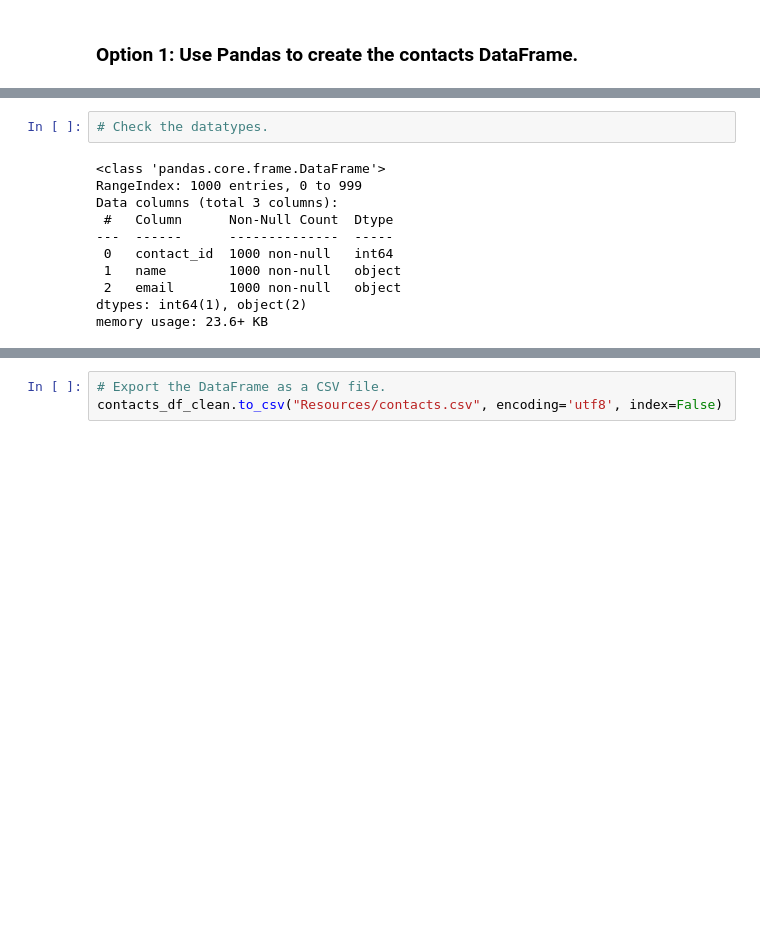
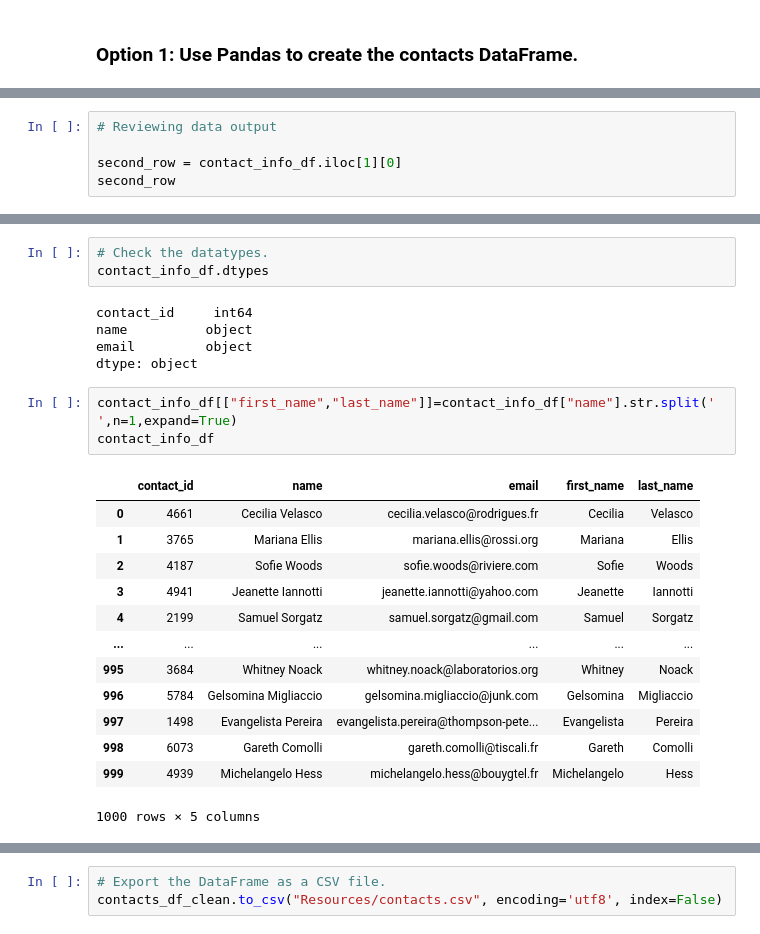
Before and after one commit to stephmcarlson/Crowdfunding_ETL, a Jupyter notebook: Starter_Files/ETL_Mini_Project_SBrown_SCarlson.ipynb, the cells around one changed output, grey strips where cells are left out. Drawn from its saved outputs; the diff is of its cells as text; blank space fills up the shorter version.

```diff
--- a/Starter_Files/ETL_Mini_Project_SBrown_SCarlson.ipynb
+++ b/Starter_Files/ETL_Mini_Project_SBrown_SCarlson.ipynb
@@ -340,0 +331,5 @@ print(dict_values)
+# %%
+# Reviewing data output
+
+second_row = contact_info_df.iloc[1][0]
+second_row
@@ -350,16 +392,28 @@ print(dict_values)
 | 4 | 2199 | Samuel Sorgatz | samuel.sorgatz@gmail.com |
 # %%
 # Check the datatypes.
+contact_info_df.dtypes
 # %% [output]
-<class 'pandas.core.frame.DataFrame'>
-RangeIndex: 1000 entries, 0 to 999
-Data columns (total 3 columns):
- #   Column      Non-Null Count  Dtype
----  ------      --------------  -----
- 0   contact_id  1000 non-null   int64
- 1   name        1000 non-null   object
- 2   email       1000 non-null   object
-dtypes: int64(1), object(2)
-memory usage: 23.6+ KB
+contact_id     int64
+name          object
+email         object
+dtype: object
+# %%
+contact_info_df[["first_name","last_name"]]=contact_info_df["name"].str.split(' ',n=1,expand=True)
+contact_info_df
+# %% [output]
+|  | contact_id | name | email | first_name | last_name |
+| 0 | 4661 | Cecilia Velasco | cecilia.velasco@rodrigues.fr | Cecilia | Velasco |
+| 1 | 3765 | Mariana Ellis | mariana.ellis@rossi.org | Mariana | Ellis |
+| 2 | 4187 | Sofie Woods | sofie.woods@riviere.com | Sofie | Woods |
+| 3 | 4941 | Jeanette Iannotti | jeanette.iannotti@yahoo.com | Jeanette | Iannotti |
+| 4 | 2199 | Samuel Sorgatz | samuel.sorgatz@gmail.com | Samuel | Sorgatz |
+| ... | ... | ... | ... | ... | ... |
+| 995 | 3684 | Whitney Noack | whitney.noack@laboratorios.org | Whitney | Noack |
+| 996 | 5784 | Gelsomina Migliaccio | gelsomina.migliaccio@junk.com | Gelsomina | Migliaccio |
+| 997 | 1498 | Evangelista Pereira | evangelista.pereira@thompson-pete... | Evangelista | Pereira |
+| 998 | 6073 | Gareth Comolli | gareth.comolli@tiscali.fr | Gareth | Comolli |
+| 999 | 4939 | Michelangelo Hess | michelangelo.hess@bouygtel.fr | Michelangelo | Hess |
+1000 rows × 5 columns
 # %%
 # Create a "first"name" and "last_name" column with the first and last names from the "name" column.
```
Also changed, not shown: parts of 11 cells of this notebook, 1 other file.
